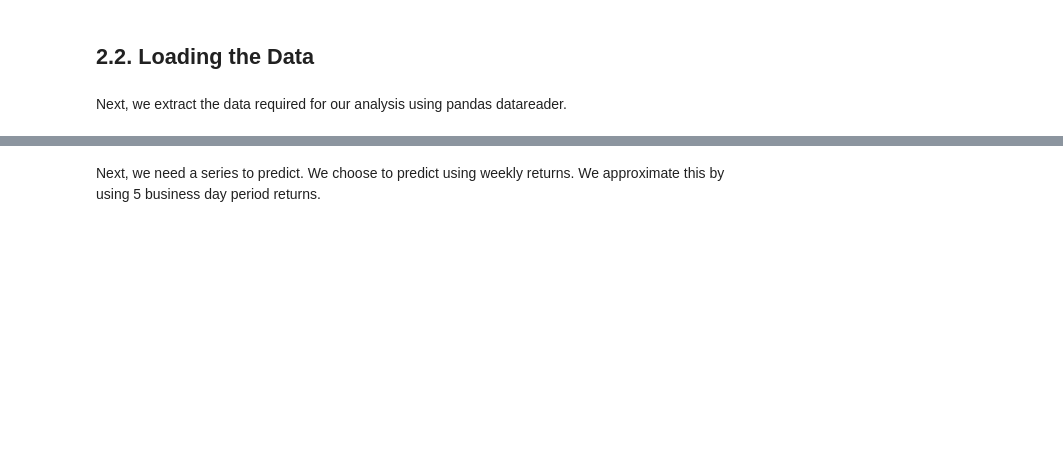
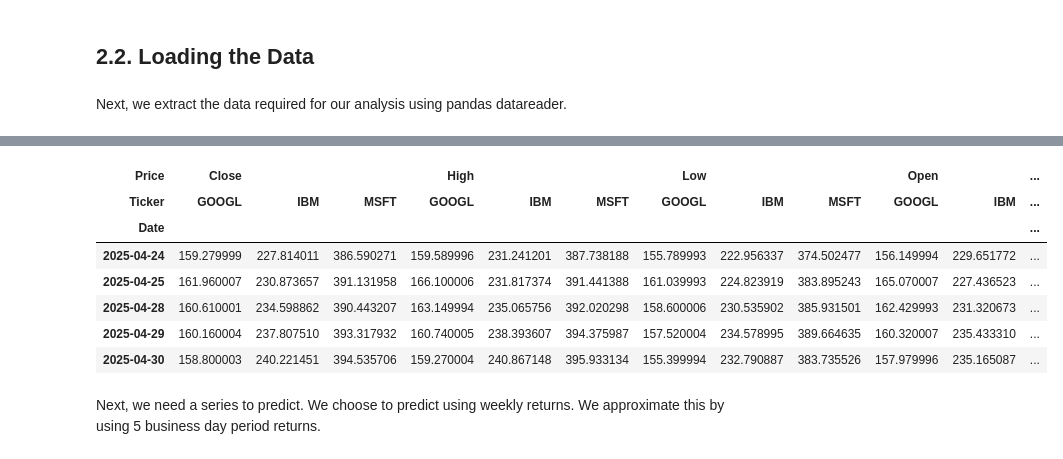
Before and after one commit to WentaoX/fin-ml, a Jupyter notebook: Chapter 5 - Sup. Learning - Regression and Time Series models/Case Study 1 - Stock Price Prediction/StockPricePrediction.ipynb, the cells around one changed output, grey strips where cells are left out. Cells and saved outputs as stored; diff of their text form; code cells hidden in the pictures; blank space fills up the shorter version.

```diff
--- a/Chapter 5 - Sup. Learning - Regression and Time Series models/Case Study 1 - Stock Price Prediction/StockPricePrediction.ipynb
+++ b/Chapter 5 - Sup. Learning - Regression and Time Series models/Case Study 1 - Stock Price Prediction/StockPricePrediction.ipynb
@@ -113 +133,12 @@ Next, we extract the data required for our analysis using pandas datareader.
+# %%
+stk_data.tail()
+# %% [output]
+| Price | Close |  |  | High |  |  | Low |  |  | Open |  | ... |
+| Ticker | GOOGL | IBM | MSFT | GOOGL | IBM | MSFT | GOOGL | IBM | MSFT | GOOGL | IBM | ... |
+| Date |  |  |  |  |  |  |  |  |  |  |  | ... |
+| 2025-04-24 | 159.279999 | 227.814011 | 386.590271 | 159.589996 | 231.241201 | 387.738188 | 155.789993 | 222.956337 | 374.502477 | 156.149994 | 229.651772 | ... |
+| 2025-04-25 | 161.960007 | 230.873657 | 391.131958 | 166.100006 | 231.817374 | 391.441388 | 161.039993 | 224.823919 | 383.895243 | 165.070007 | 227.436523 | ... |
+| 2025-04-28 | 160.610001 | 234.598862 | 390.443207 | 163.149994 | 235.065756 | 392.020298 | 158.600006 | 230.535902 | 385.931501 | 162.429993 | 231.320673 | ... |
+| 2025-04-29 | 160.160004 | 237.807510 | 393.317932 | 160.740005 | 238.393607 | 394.375987 | 157.520004 | 234.578995 | 389.664635 | 160.320007 | 235.433310 | ... |
+| 2025-04-30 | 158.800003 | 240.221451 | 394.535706 | 159.270004 | 240.867148 | 395.933134 | 155.399994 | 232.790887 | 383.735526 | 157.979996 | 235.165087 | ... |
 # %%
```
Also changed, not shown: parts of 9 cells of this notebook.
